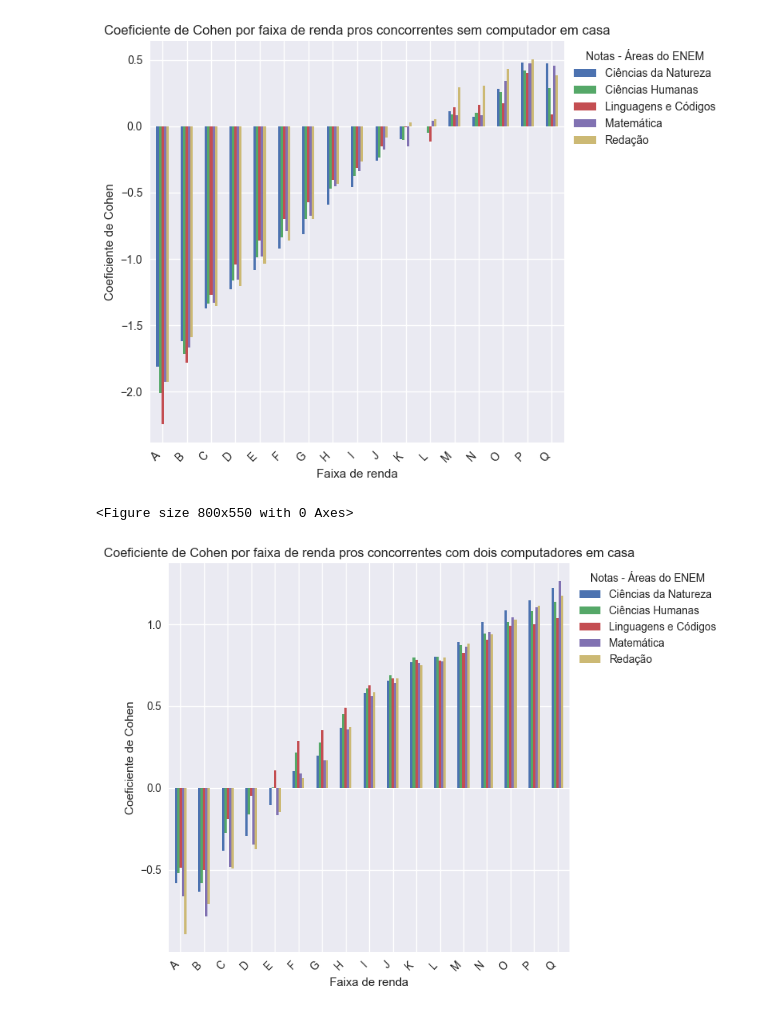
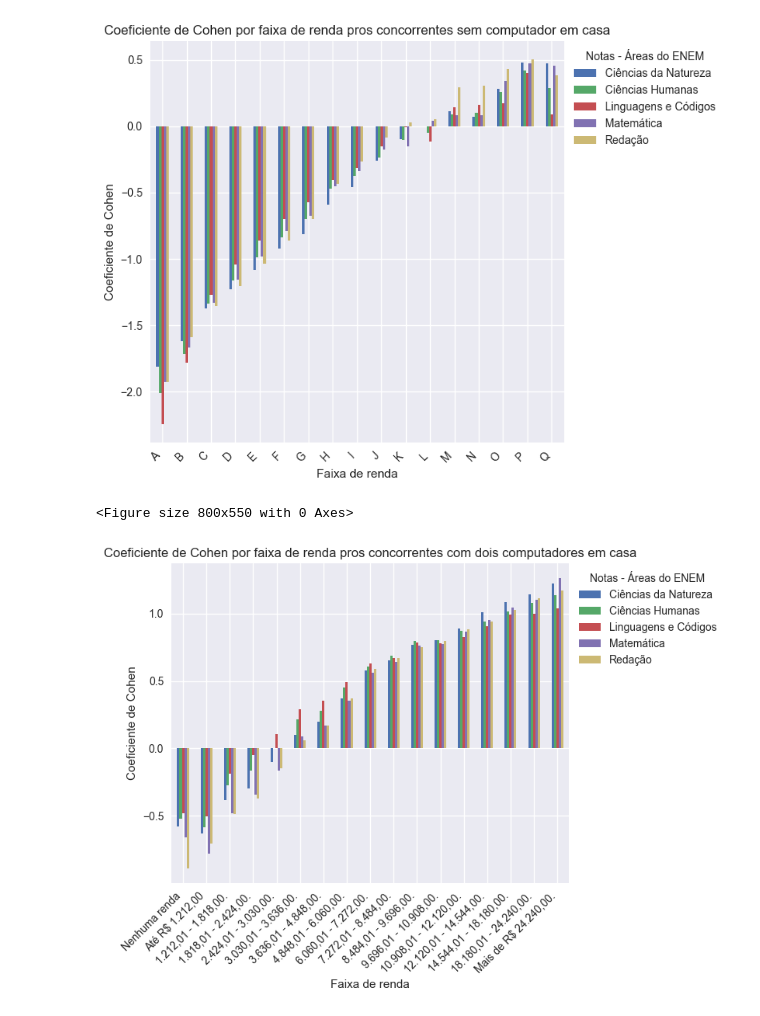
Before and after one commit to esthercaroline/APS1_CDados_tets_e_nanenena, a Jupyter notebook: aps1.ipynb, the cells around one changed output. Saved outputs shown, nothing was run; the diff lists cells and outputs as text; code cells hidden in the pictures.

```diff
--- a/aps1.ipynb
+++ b/aps1.ipynb
@@ -161,20 +161,23 @@ plt.show()
 # %%
 # Parte 3 - Tem dois computadores
 
 plt.style.use('seaborn')
 plt.figure()
 d_cohen_2pc.plot.bar(figsize = (8,6))
 
+labels_faixas = [faixas_de_renda[letra] for letra in d_cohen_2pc.index]
+
+
 plt.xlabel('Faixa de renda')
 plt.ylabel('Coeficiente de Cohen')
 plt.title('Coeficiente de Cohen por faixa de renda pros concorrentes com dois computadores em casa')
 
 legend_labels = ['Ciências da Natureza', 'Ciências Humanas', 'Linguagens e Códigos', 'Matemática', 'Redação']
 plt.legend(legend_labels, title='Notas - Áreas do ENEM', bbox_to_anchor=(1, 1))
-plt.xticks(rotation=45, ha='right')
+plt.xticks(range(len(labels_faixas)), labels_faixas, rotation=45, ha='right')
 plt.tight_layout()
 
 plt.show()
 # %% [output]
 <Figure size 800x550 with 0 Axes>
-[figure, old version]
+[figure, new version]
```
